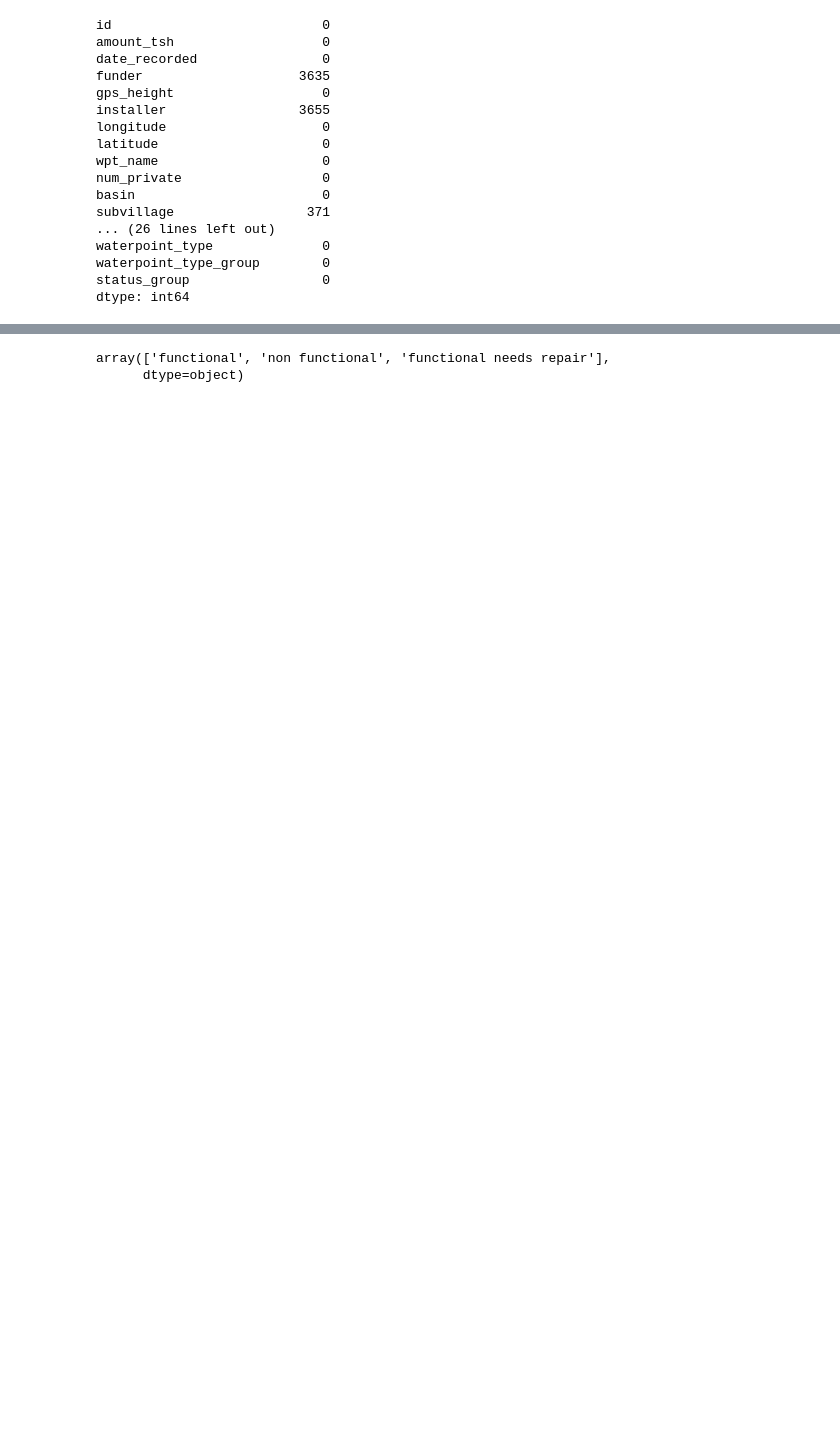
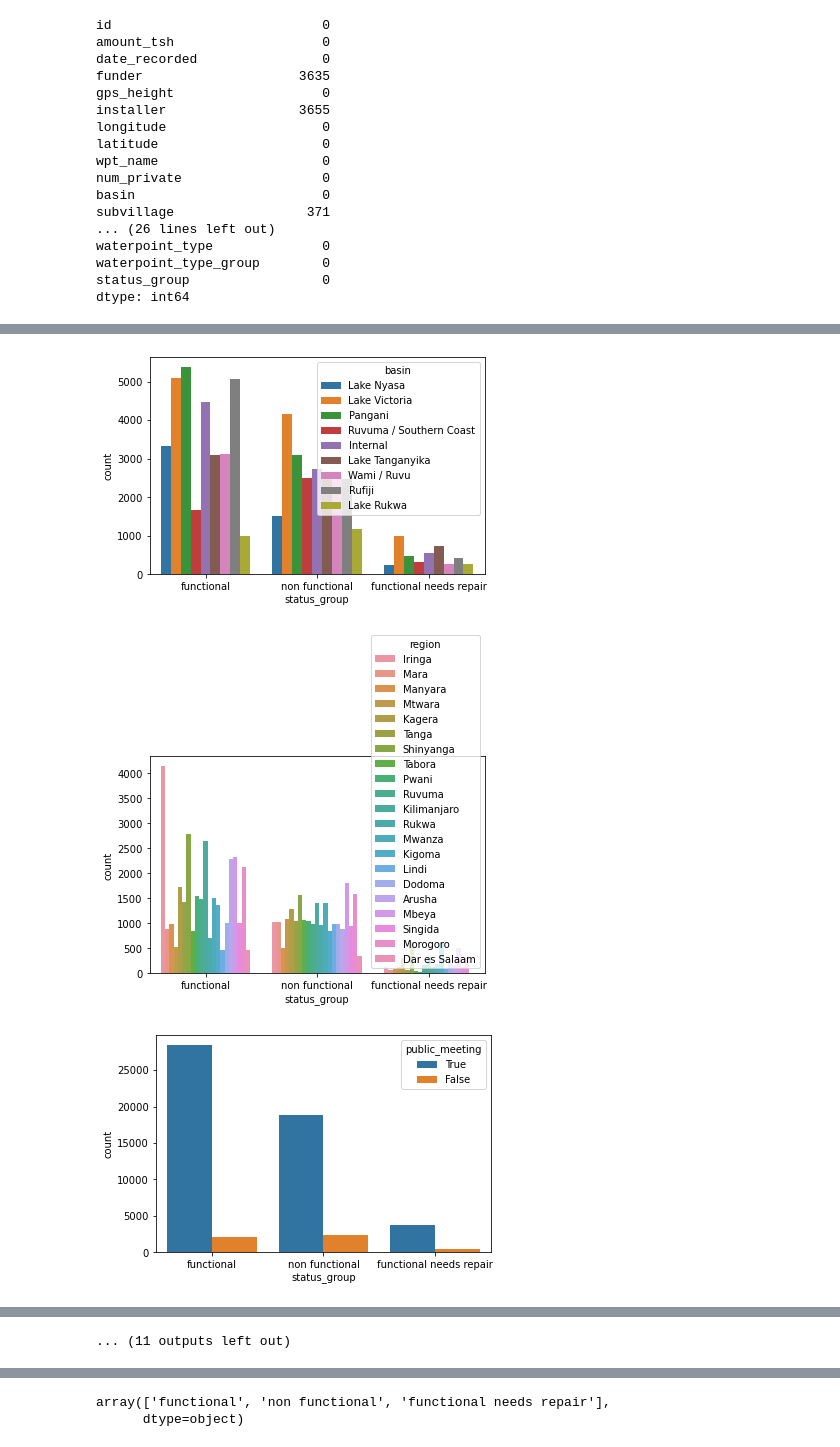
Before and after one commit to klsalcedo/tanzanian_water_wells, a Jupyter notebook: datacleaning.ipynb, the cells around one changed output, grey strips where cells are left out. Drawn from its saved outputs; the diff is of its cells as text; code cells hidden in the pictures; blank space fills up the shorter version.

```diff
--- a/datacleaning.ipynb
+++ b/datacleaning.ipynb
@@ -86,0 +136,8 @@ train.head()
+# %%
+for column in categorical_var.columns:
+    sns.countplot(data=df2, x=df2['status_group'], hue=column)
+    plt.show()
+# %% [output]
+[figure, added]
+[figure, added]
+[figure, added]
@@ -86,0 +153 @@ train.head()
+... (11 outputs left out)
```
Also changed, not shown: parts of 18 cells of this notebook, 1 other file.
